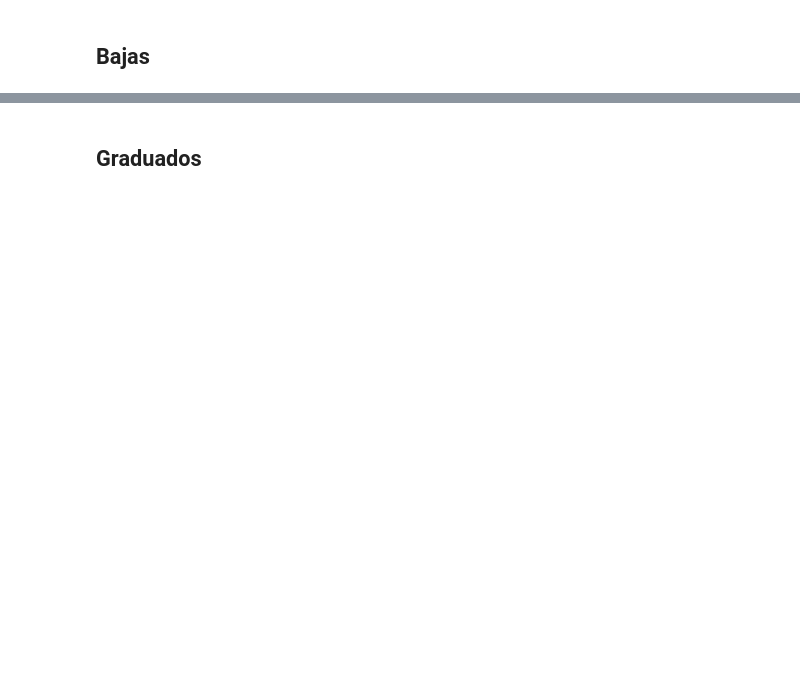
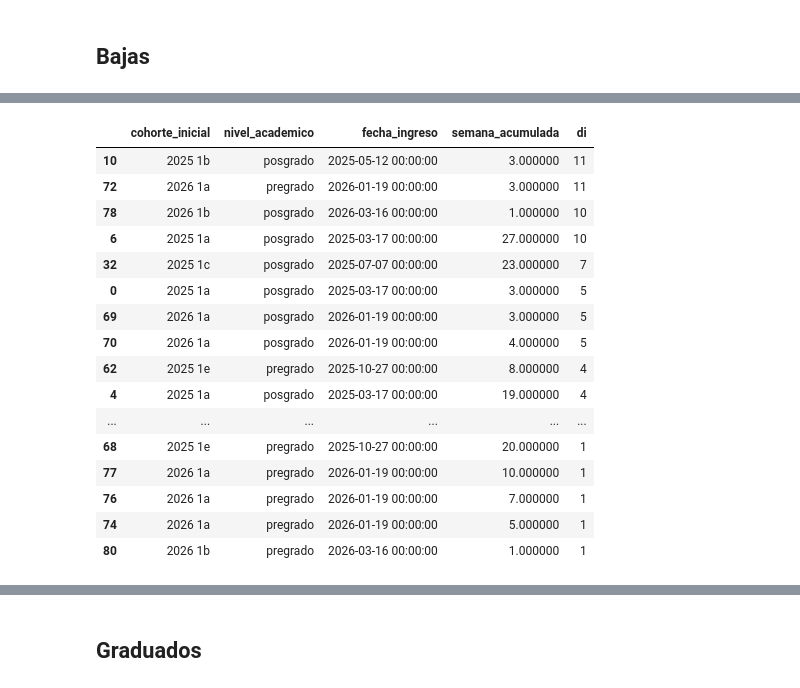
Before and after one commit to juanjimenez-design/central_perm_flow, a Jupyter notebook: notebooks/nb_calac_activos_baj_grad.ipynb, the cells around one changed output, grey strips where cells are left out. Cells and saved outputs as stored; diff of their text form; code cells hidden in the pictures; blank space fills up the shorter version.

Commit message:
Pipeline calac_activos_baj_grad: Se generó el archivo con las variables indicadoras para calcular tablas de vida

```diff
--- a/notebooks/nb_calac_activos_baj_grad.ipynb
+++ b/notebooks/nb_calac_activos_baj_grad.ipynb
@@ -44,0 +60,2 @@ central_estaca_sd['fecha_ingreso'] = central_estaca_sd['cohorte']
+# %%
+parameters = catalog.load("parameters")
@@ -68,3 +69,0 @@ sort_cols = ['fecha_ingreso','fecha_inicio','semana_acumulada']
-# %%
-central_bajas = central_bajas.sort_values(merge_left_on)
-central_calaca_uptoday = central_calaca_uptoday.sort_values(merge_right_on)
@@ -180,0 +70,18 @@ momento_baja(    central_estaca_sd = central_estaca_sd,
+# %%
+bajas_calendario_academico = nodes_abg.momento_baja(
+    # 1. El DataFrame (Objeto en memoria)
+    central_estaca_sd=central_estaca_sd,
+
+    # 2. Valores extraídos de diccionarios de configuración
+    central_col_fechadef=bajas_calac['central_col_fechadef'],
+    central_col_fechatemp=parameters['bajas_calac']['central_col_fechatemp'],
+
+    # 3. Nombre del dataset según el catálogo
+    central_calaca= central_calaca_uptoday.drop(columns= 'cohorte'),
+
+    # 4. Parámetros de transformación y cruce
+    left_on=parameters['bajas_calac']['merge_left_on'],
+    right_on=parameters['bajas_calac']['merge_right_on'],
+    group_key=parameters['bajas_calac']['central_calaca_col_cohorte_inicial'],
+    sort_cols=parameters['bajas_calac']['central_calaca_col_sort']
+)
@@ -180,0 +103,23 @@ momento_baja(    central_estaca_sd = central_estaca_sd,
+# %%
+# 1. Obtenemos el Top 10 (mismo proceso que antes)
+top_diez_desercion = (
+    bajas_calendario_academico
+    .loc[:, ['cohorte_inicial','nivel_academico', 'fecha_ingreso', 'semana_acumulada', 'di']]
+    .groupby(['cohorte_inicial','nivel_academico',  'fecha_ingreso', 'semana_acumulada'])
+    .agg({'di': 'sum'})
+    .reset_index()
+    .sort_values(by='di', ascending=False)
+    .head(100)
+)
+
+# 2. Aplicamos las barras de datos de color rojo
+top_diez_estilado = top_diez_desercion.style.bar(
+    subset=['di'],
+    color='#f8766d', # Un rojo suave tipo "soft red"
+    align='left',    # Las barras nacen desde la izquierda
+    vmin=0           # El mínimo es cero para que la escala sea real
+)
+
+# Visualizar en el Notebook
+top_diez_estilado
+# %% [output]
@@ -181 +127,18 @@ momento_baja(    central_estaca_sd = central_estaca_sd,
+|  | cohorte_inicial | nivel_academico | fecha_ingreso | semana_acumulada | di |
+| 10 | 2025 1b | posgrado | 2025-05-12 00:00:00 | 3.000000 | 11 |
+| 72 | 2026 1a | pregrado | 2026-01-19 00:00:00 | 3.000000 | 11 |
+| 78 | 2026 1b | posgrado | 2026-03-16 00:00:00 | 1.000000 | 10 |
+| 6 | 2025 1a | posgrado | 2025-03-17 00:00:00 | 27.000000 | 10 |
+| 32 | 2025 1c | posgrado | 2025-07-07 00:00:00 | 23.000000 | 7 |
+| 0 | 2025 1a | posgrado | 2025-03-17 00:00:00 | 3.000000 | 5 |
+| 69 | 2026 1a | posgrado | 2026-01-19 00:00:00 | 3.000000 | 5 |
+| 70 | 2026 1a | posgrado | 2026-01-19 00:00:00 | 4.000000 | 5 |
+| 62 | 2025 1e | pregrado | 2025-10-27 00:00:00 | 8.000000 | 4 |
+| 4 | 2025 1a | posgrado | 2025-03-17 00:00:00 | 19.000000 | 4 |
+| ... | ... | ... | ... | ... | ... |
+| 68 | 2025 1e | pregrado | 2025-10-27 00:00:00 | 20.000000 | 1 |
+| 77 | 2026 1a | pregrado | 2026-01-19 00:00:00 | 10.000000 | 1 |
+| 76 | 2026 1a | pregrado | 2026-01-19 00:00:00 | 7.000000 | 1 |
+| 74 | 2026 1a | pregrado | 2026-01-19 00:00:00 | 5.000000 | 1 |
+| 80 | 2026 1b | pregrado | 2026-03-16 00:00:00 | 1.000000 | 1 |
 # %%
```
Also changed, not shown: parts of 42 cells of this notebook, 4 other files.
